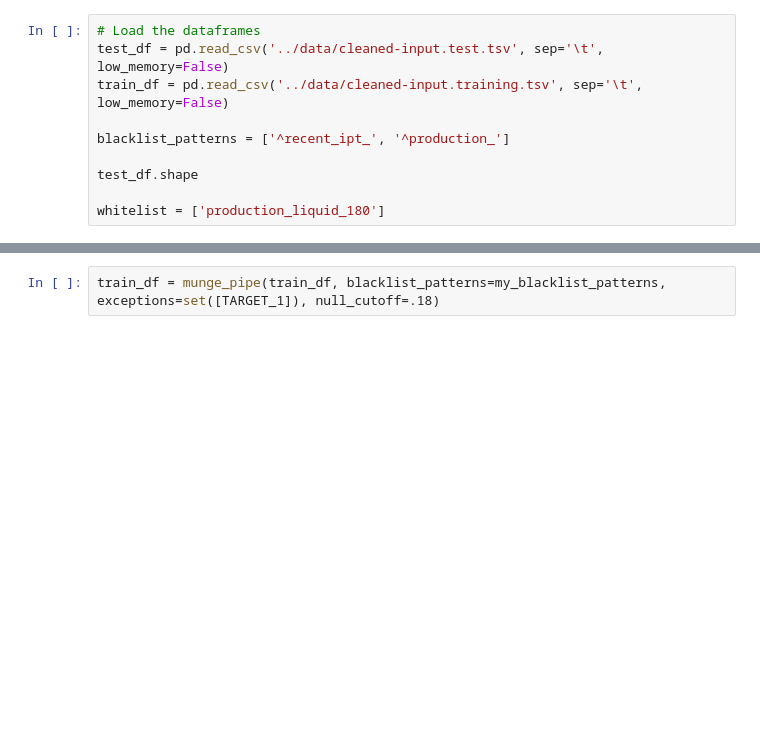
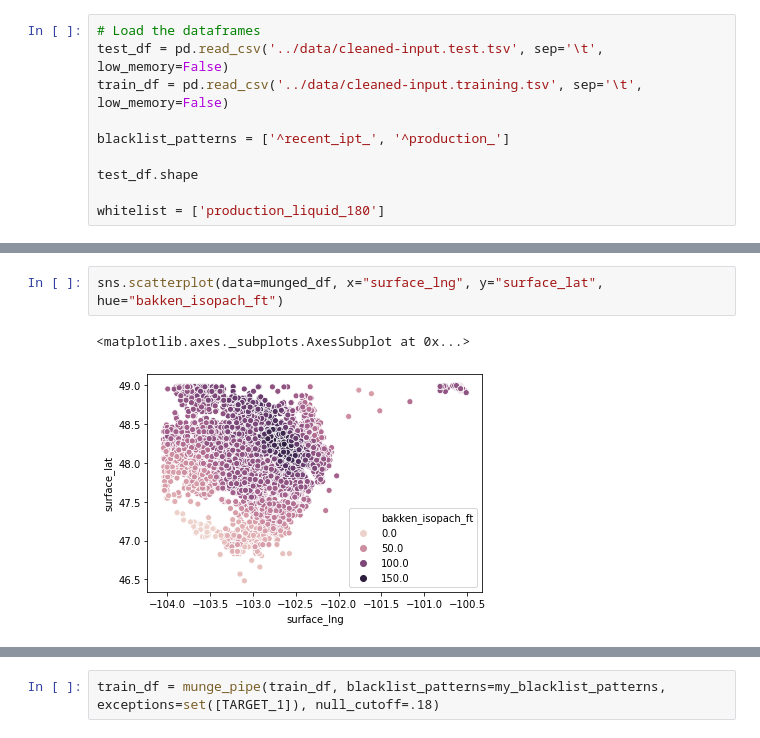
Before and after one commit to noproblem-james/data_imputation, a Jupyter notebook: notebooks/Bakken_modeling-Copy1.ipynb, the cells around one changed output, grey strips where cells are left out. Drawn from its saved outputs; the diff is of its cells as text; blank space fills up the shorter version.

```diff
--- a/notebooks/Bakken_modeling-Copy1.ipynb
+++ b/notebooks/Bakken_modeling-Copy1.ipynb
@@ -61 +156,6 @@ Index(['FileNo', 'CountyName', 'CurrentOperator', 'FieldName', 'GRElev',
       dtype='object')
+# %%
+sns.scatterplot(data=munged_df, x="surface_lng", y="surface_lat", hue="bakken_isopach_ft")
+# %% [output]
+<matplotlib.axes._subplots.AxesSubplot at 0x...>
+[figure, added]
```
Also changed, not shown: parts of 47 cells of this notebook, 3 other files.
